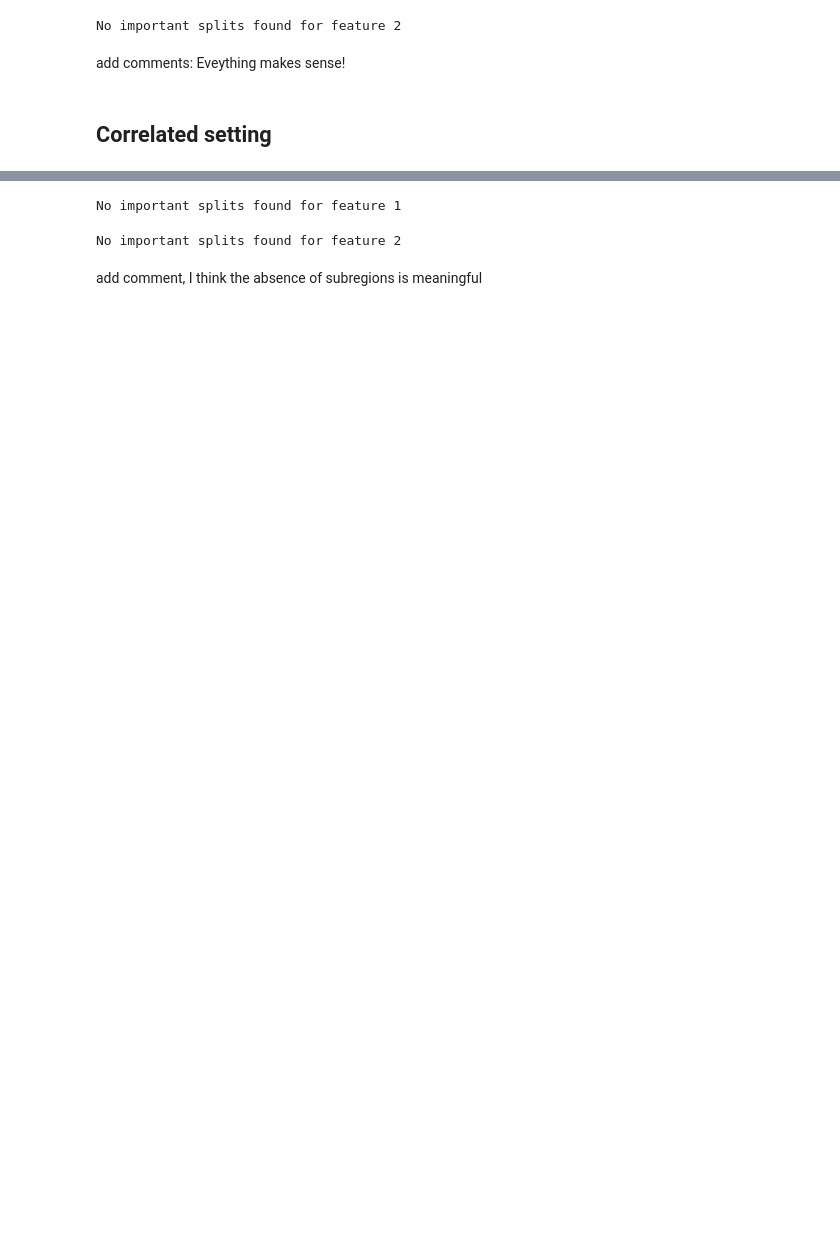
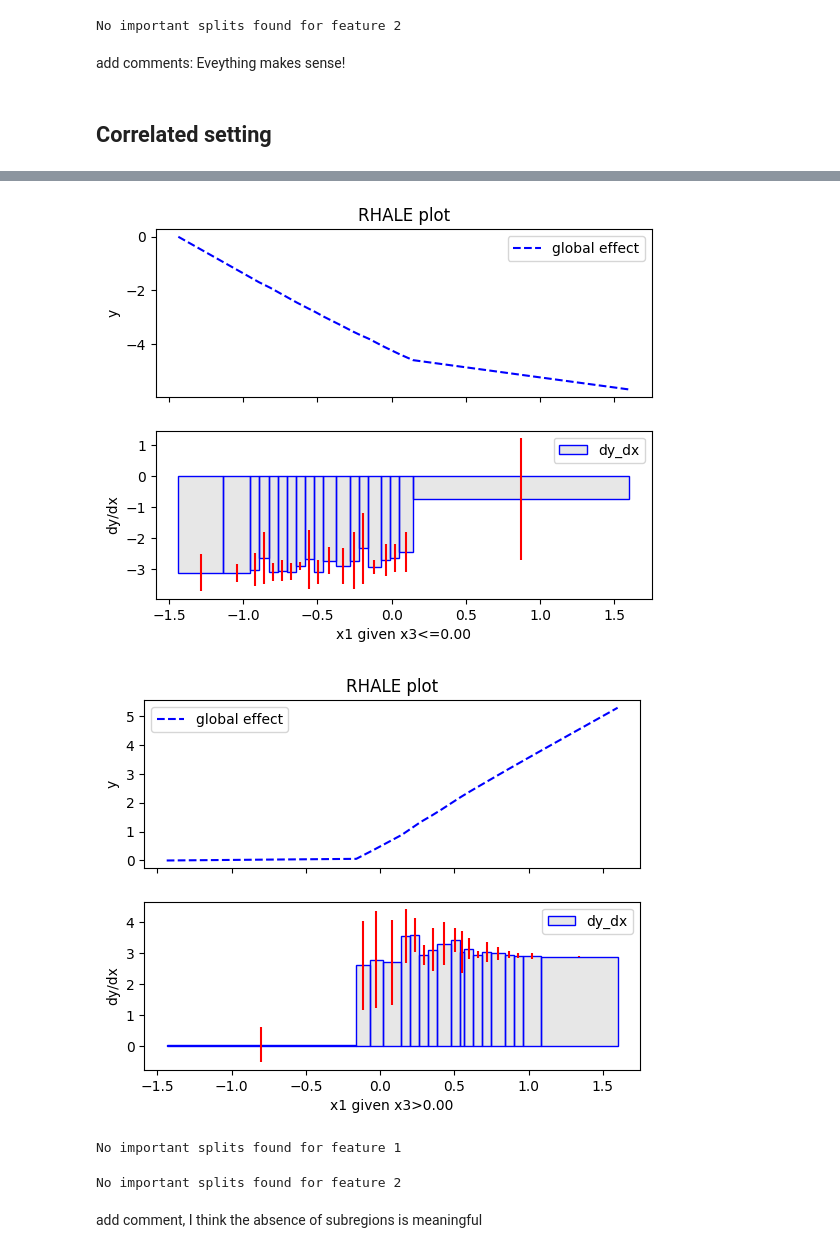
Before and after one commit to givasile/effector, a Jupyter notebook: synthetic-examples/03_regional_effects_pdp_vs_rhale.ipynb, the cells around one changed output, grey strips where cells are left out. Drawn from its saved outputs; the diff is of its cells as text; code cells hidden in the pictures; blank space fills up the shorter version.

```diff
--- a/synthetic-examples/03_regional_effects_pdp_vs_rhale.ipynb
+++ b/synthetic-examples/03_regional_effects_pdp_vs_rhale.ipynb
@@ -508,5 +499,13 @@ Important splits for feature x1
   - Number of instances before split: 500
   - Number of instances after split: [252, 248]
+# %%
+regional_rhale.plot_first_level(
+    feature=0,
+    heterogeneity=True,
+    binning_method=binning_method)
+# %% [output]
+[figure, added]
+[figure, added]
 # %%
 regional_rhale.describe_subregions(features=1, only_important=True)
 # %% [output]
```
Also changed, not shown: parts of 19 cells of this notebook, 7 other files.
